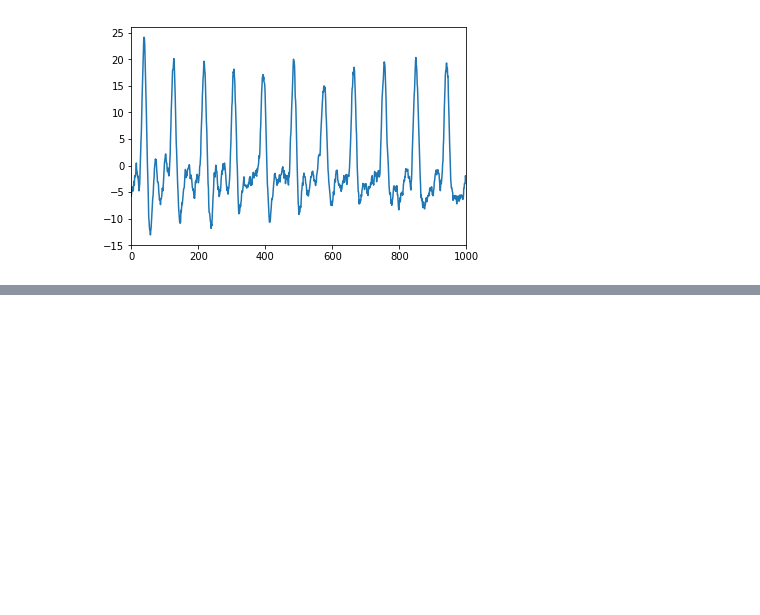
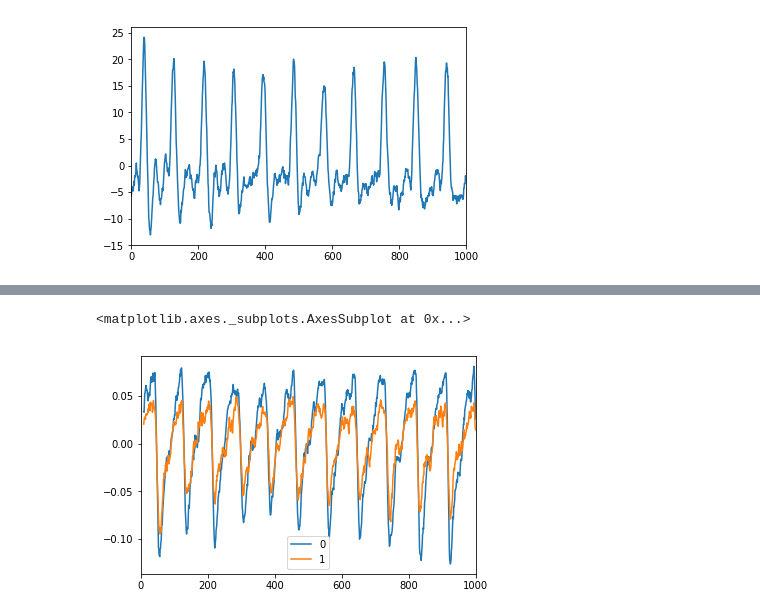
Before and after one commit to IRNAS/pulseox-firmware, a Jupyter notebook: experiments/Data experiments.ipynb, the cells around one changed output, grey strips where cells are left out. Drawn from its saved outputs; the diff is of its cells as text; code cells hidden in the pictures; blank space fills up the shorter version.

```diff
--- a/experiments/Data experiments.ipynb
+++ b/experiments/Data experiments.ipynb
@@ -65,0 +97,8 @@ data_covered_ir_led['raw'].plot()
+# %%
+norm_ir = data['ir_dc_filter'] / data['dc_ir']
+norm_red = data['red_dc_filter'] / data['dc_red']
+# %%
+pandas.concat([norm_ir, norm_red], axis=1).rolling(window=10).mean().plot()
+# %% [output]
+<matplotlib.axes._subplots.AxesSubplot at 0x...>
+[figure, added]
```
Also changed, not shown: parts of 7 cells of this notebook, 1 other file.
